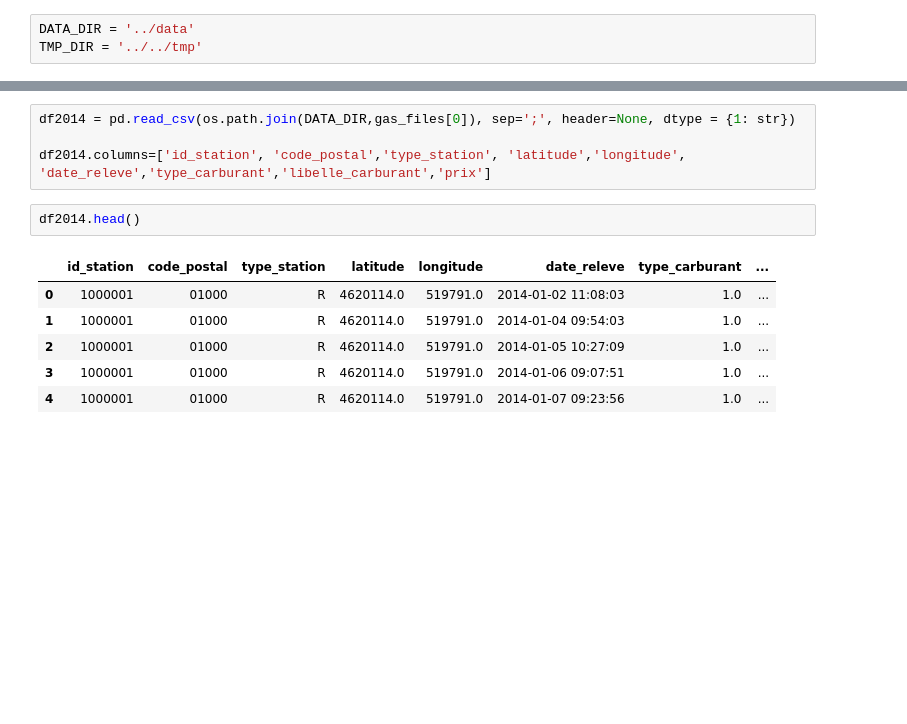
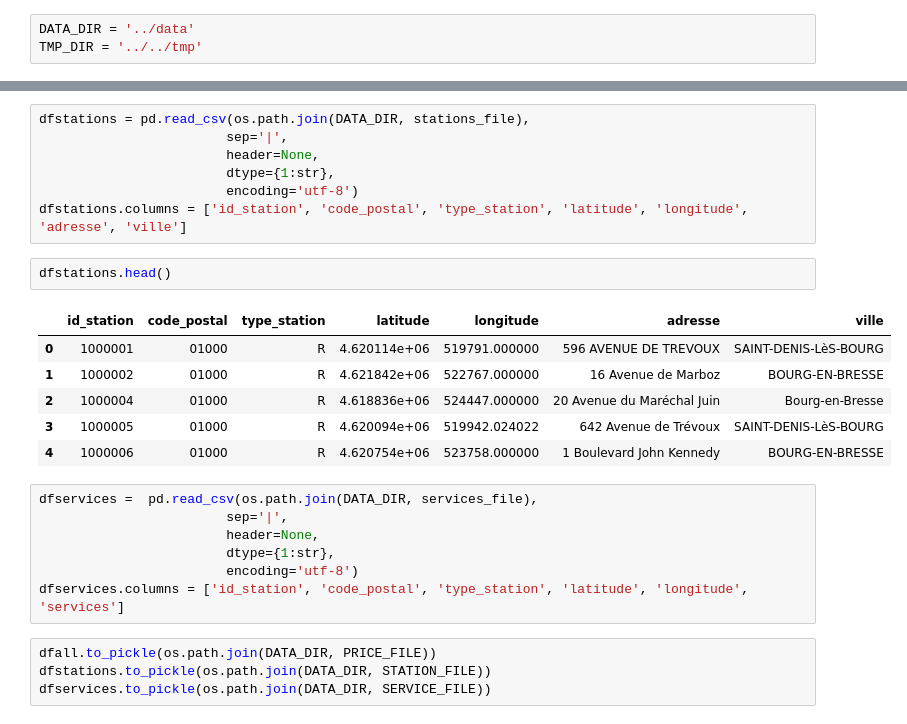
Before and after one commit to Ojdp/hands-on, a Jupyter notebook: src/chargement des données.ipynb, the cells around one changed output, grey strips where cells are left out. Cells and saved outputs as stored; diff of their text form; blank space fills up the shorter version.

```diff
--- a/src/chargement des données.ipynb
+++ b/src/chargement des données.ipynb
@@ -22,13 +50,27 @@ services_file = 'Services2016.zip'
+# %%
+dfstations = pd.read_csv(os.path.join(DATA_DIR, stations_file),
+                        sep='|',
+                        header=None,
+                        dtype={1:str},
+                        encoding='utf-8')
+dfstations.columns = ['id_station', 'code_postal', 'type_station', 'latitude', 'longitude', 'adresse', 'ville']
+# %%
+dfstations.head()
+# %% [output]
+|  | id_station | code_postal | type_station | latitude | longitude | adresse | ville |
+| 0 | 1000001 | 01000 | R | 4.620114e+06 | 519791.000000 | 596 AVENUE DE TREVOUX | SAINT-DENIS-LèS-BOURG |
+| 1 | 1000002 | 01000 | R | 4.621842e+06 | 522767.000000 | 16 Avenue de Marboz | BOURG-EN-BRESSE |
+| 2 | 1000004 | 01000 | R | 4.618836e+06 | 524447.000000 | 20 Avenue du Maréchal Juin | Bourg-en-Bresse |
+| 3 | 1000005 | 01000 | R | 4.620094e+06 | 519942.024022 | 642 Avenue de Trévoux | SAINT-DENIS-LèS-BOURG |
+| 4 | 1000006 | 01000 | R | 4.620754e+06 | 523758.000000 | 1 Boulevard John Kennedy | BOURG-EN-BRESSE |
 # %%
-df2014 = pd.read_csv(os.path.join(DATA_DIR,gas_files[0]), sep=';', header=None, dtype = {1: str})
-
-df2014.columns=['id_station', 'code_postal','type_station', 'latitude','longitude', 'date_releve','type_carburant','libelle_carburant','prix']
+dfservices =  pd.read_csv(os.path.join(DATA_DIR, services_file),
+                        sep='|',
+                        header=None,
+                        dtype={1:str},
+                        encoding='utf-8')
+dfservices.columns = ['id_station', 'code_postal', 'type_station', 'latitude', 'longitude', 'services']
-# %%
-df2014.head()
-# %% [output]
-|  | id_station | code_postal | type_station | latitude | longitude | date_releve | type_carburant | ... |
-| 0 | 1000001 | 01000 | R | 4620114.0 | 519791.0 | 2014-01-02 11:08:03 | 1.0 | ... |
-| 1 | 1000001 | 01000 | R | 4620114.0 | 519791.0 | 2014-01-04 09:54:03 | 1.0 | ... |
-| 2 | 1000001 | 01000 | R | 4620114.0 | 519791.0 | 2014-01-05 10:27:09 | 1.0 | ... |
-| 3 | 1000001 | 01000 | R | 4620114.0 | 519791.0 | 2014-01-06 09:07:51 | 1.0 | ... |
-| 4 | 1000001 | 01000 | R | 4620114.0 | 519791.0 | 2014-01-07 09:23:56 | 1.0 | ... |
+# %%
+dfall.to_pickle(os.path.join(DATA_DIR, PRICE_FILE))
+dfstations.to_pickle(os.path.join(DATA_DIR, STATION_FILE))
+dfservices.to_pickle(os.path.join(DATA_DIR, SERVICE_FILE))
```
Also changed, not shown: parts of 14 cells of this notebook.
